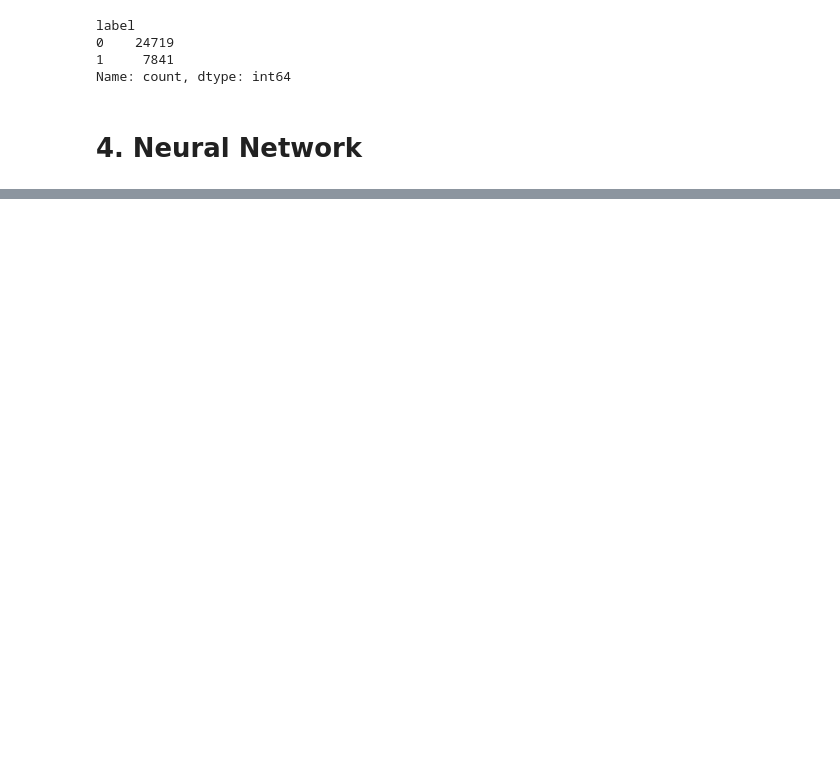
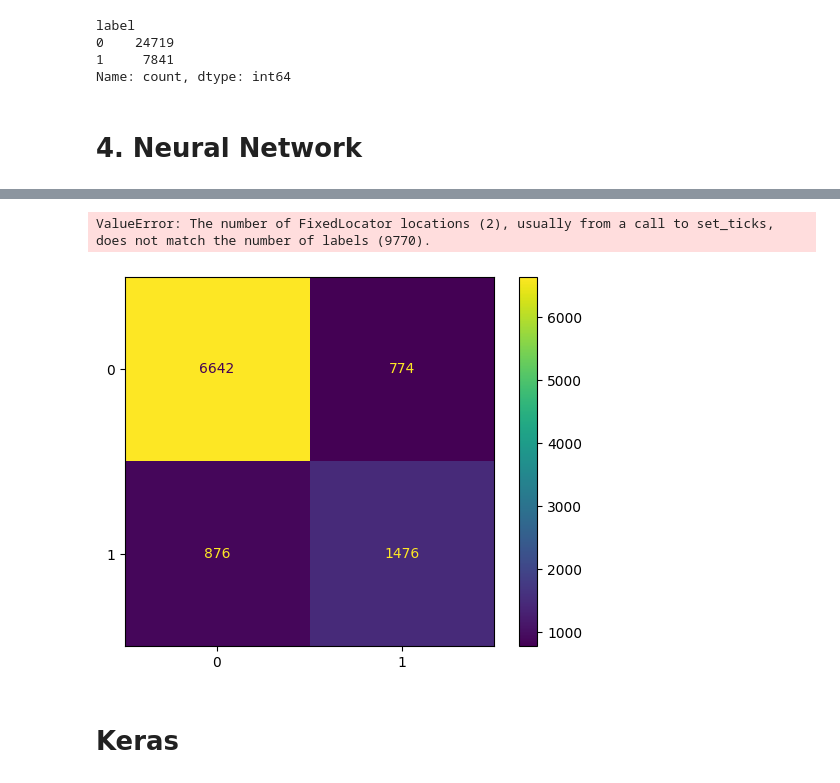
Before and after one commit to Carterdel/carterdelargy_csci_1070, a Jupyter notebook: homework_13.ipynb, the cells around one changed output, grey strips where cells are left out. Cells and saved outputs as stored; diff of their text form; code cells hidden in the pictures; blank space fills up the shorter version.

```diff
--- a/homework_13.ipynb
+++ b/homework_13.ipynb
@@ -139,6 +153,7 @@ Name: count, dtype: int64
 # %%
 import torch
 from sklearn.model_selection import train_test_split
+from sklearn.preprocessing import StandardScaler
 
 X = adult_df.drop('label', axis=1).values
 y = adult_df['label'].values
@@ -146,3 +161,7 @@ y = adult_df['label'].values
 X_train, X_test, y_train, y_test = train_test_split(X, y, test_size=0.3,
                                                     random_state=13,
                                                     stratify=y)
+
+scaler = StandardScaler()
+X_train = scaler.fit_transform(X_train)
+X_test = scaler.transform(X_test)
@@ -161,0 +189,20 @@ TypeError: can't convert np.ndarray of type numpy.object_. The only supported ty
+# %%
+class ANN_Model(nn.Module):
+    def __init__(self, input_features=92,
+                 hidden1=64, hidden2=64,
+                 out_features=2):
+        super().__init__()
+
+        self.layer_1_connection = nn.Linear(input_features, hidden1)
+        self.layer_2_connection = nn.Linear(hidden1, hidden2)
+        self.out = nn.Linear(hidden2, out_features)
+
+    def forward(self, x):
+        x = F.relu(self.layer_1_connection(x))
+        x = F.relu(self.layer_2_connection(x))
+        x = self.out(x)
+        return x
+# %%
+torch.manual_seed(13)
+
+ann = ANN_Model()
@@ -161,0 +245,15 @@ TypeError: can't convert np.ndarray of type numpy.object_. The only supported ty
+# %%
+y_pred = []
+
+with torch.no_grad():
+    for i, data in enumerate(X_test):
+        prediction = ann(data)
+        y_pred.append(prediction.argmax())
+# %%
+from sklearn.metrics import ConfusionMatrixDisplay
+ConfusionMatrixDisplay.from_predictions(y_test, y_pred)
+# %% [output]
+ValueError: The number of FixedLocator locations (2), usually from a call to set_ticks, does not match the number of labels (9770).
+[figure, added]
+# %% [markdown]
+# Keras
```
Also changed, not shown: parts of 28 cells of this notebook, 1 other file.
